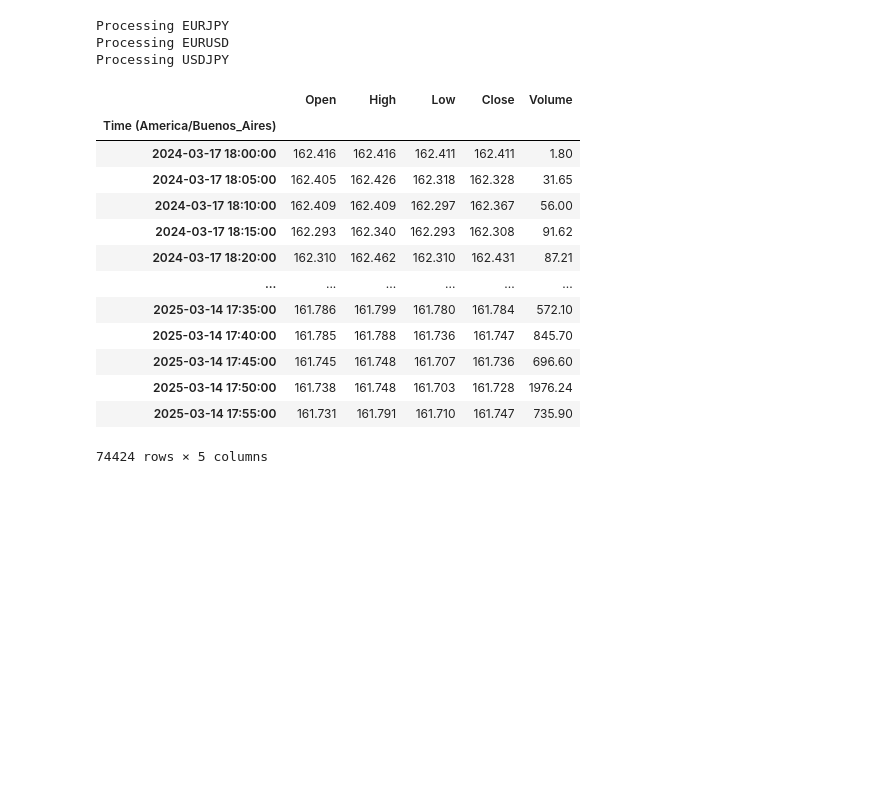
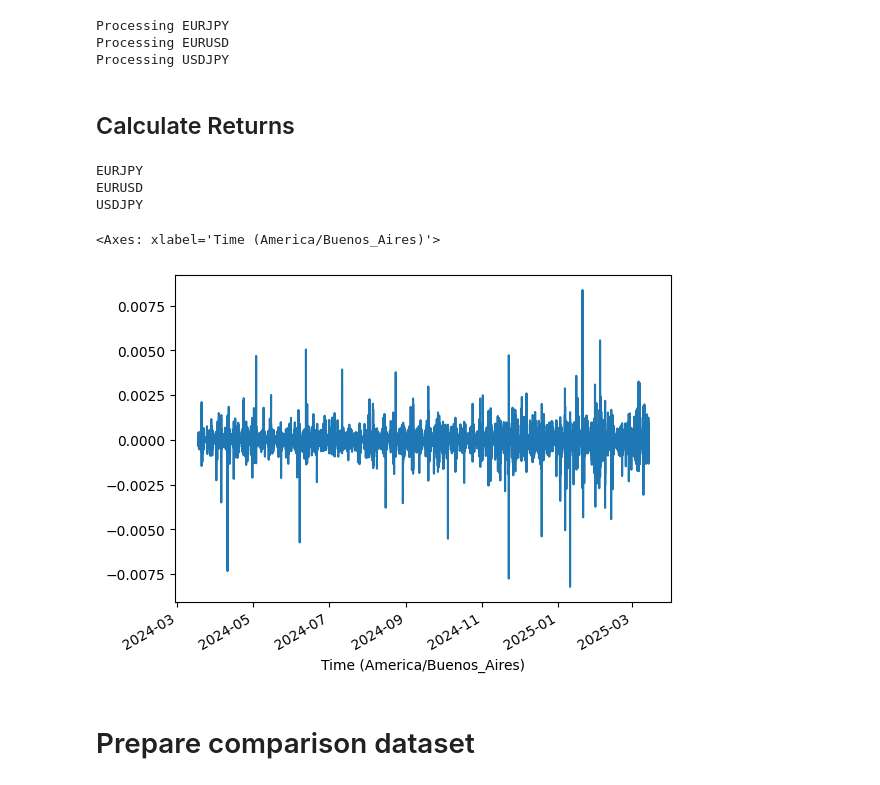
Before and after one commit to mchiuminatto/currency-correlation-returns, a Jupyter notebook: src/eda/Untitled.ipynb, the cells around one changed output. Cells and saved outputs as stored; diff of their text form; code cells hidden in the pictures; blank space fills up the shorter version.

```diff
--- a/src/eda/Untitled.ipynb
+++ b/src/eda/Untitled.ipynb
@@ -27,20 +28,20 @@ for file_name in FILE_LIST:
 Processing EURJPY
 Processing EURUSD
 Processing USDJPY
-# %%
-data_container["EURJPY"]
-# %% [output]
-|  | Open | High | Low | Close | Volume |
-| Time (America/Buenos_Aires) |  |  |  |  |  |
-| 2024-03-17 18:00:00 | 162.416 | 162.416 | 162.411 | 162.411 | 1.80 |
-| 2024-03-17 18:05:00 | 162.405 | 162.426 | 162.318 | 162.328 | 31.65 |
-| 2024-03-17 18:10:00 | 162.409 | 162.409 | 162.297 | 162.367 | 56.00 |
-| 2024-03-17 18:15:00 | 162.293 | 162.340 | 162.293 | 162.308 | 91.62 |
-| 2024-03-17 18:20:00 | 162.310 | 162.462 | 162.310 | 162.431 | 87.21 |
-| ... | ... | ... | ... | ... | ... |
-| 2025-03-14 17:35:00 | 161.786 | 161.799 | 161.780 | 161.784 | 572.10 |
-| 2025-03-14 17:40:00 | 161.785 | 161.788 | 161.736 | 161.747 | 845.70 |
-| 2025-03-14 17:45:00 | 161.745 | 161.748 | 161.707 | 161.736 | 696.60 |
-| 2025-03-14 17:50:00 | 161.738 | 161.748 | 161.703 | 161.728 | 1976.24 |
-| 2025-03-14 17:55:00 | 161.731 | 161.791 | 161.710 | 161.747 | 735.90 |
-74424 rows × 5 columns
+# %% [markdown]
+## Calculate Returns
+# %%
+for currency, dataset in data_container.items():
+    print(currency)
+    dataset["return"] = dataset["Close"] - dataset["Open"]
+# %% [output]
+EURJPY
+EURUSD
+USDJPY
+# %%
+data_container["EURUSD"]["return"].plot()
+# %% [output]
+<Axes: xlabel='Time (America/Buenos_Aires)'>
+[figure, added]
+# %% [markdown]
+# Prepare comparison dataset
```
Also changed, not shown: parts of 14 cells of this notebook, 1 other file.
